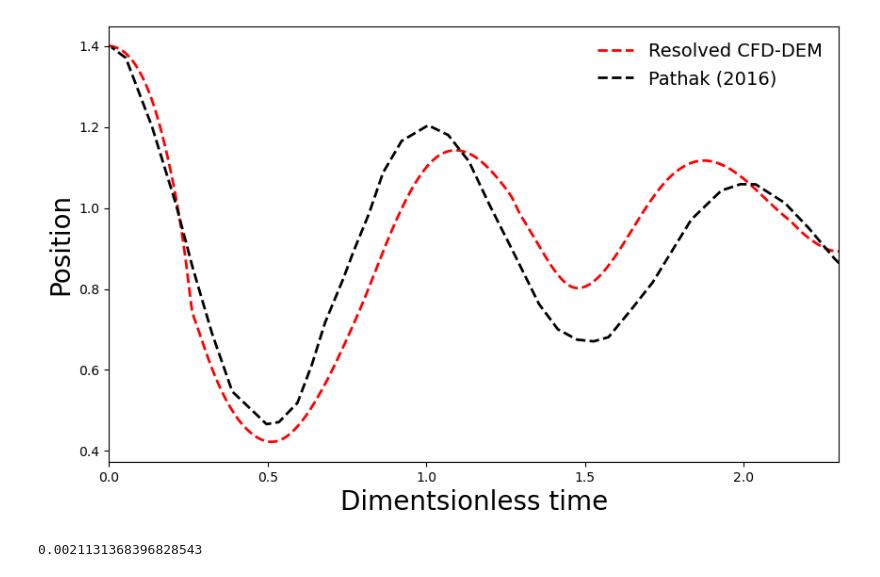
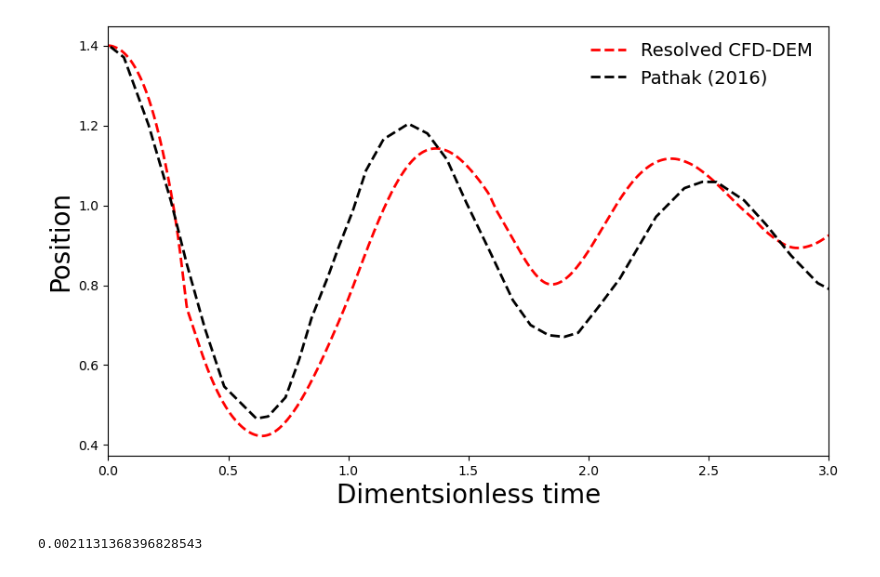
Before and after one commit to asarmakeeva/multiphaseIB, a Jupyter notebook: reproPack/postprocessing/bouncing_sphere.ipynb, the cells around one changed output. Drawn from its saved outputs; the diff is of its cells as text; code cells hidden in the pictures.

Commit message:
added new plots

```diff
--- a/reproPack/postprocessing/bouncing_sphere.ipynb
+++ b/reproPack/postprocessing/bouncing_sphere.ipynb
@@ -8,23 +8,23 @@ par1 = np.loadtxt('data/two_phase_falling_sphere/position_falling_sphere_water_a
 par1vel = np.loadtxt('data/two_phase_falling_sphere/velocity_falling_sphere_water_air.txt')
 data = pd.read_csv('data/two_phase_falling_sphere/exp_data_for_falling_sphere_water_air.csv')
 # %%
-data['x1'] = data['x']/6.216
+data['x1'] = data['x']/5
 data['y1'] = ((data[' y'])/2)+0.9
 # %%
 linienstaerke = 2
 MarkerGroesse = 8
 plt.figure(figsize=(10, 6))
-plt.plot(par1[:, 0]*0.8, par1[:, 3], '--',
+plt.plot(par1[:, 0], par1[:, 3], '--',
          linewidth=linienstaerke,color ='red', markersize=MarkerGroesse)
-plt.xlim([0, 2.3])
+plt.xlim([0, 3])
 plt.plot(data['x1'],data['y1'],'--',linewidth=linienstaerke,color = 'black', markersize=MarkerGroesse)
 plt.xlabel('Dimentsionless time',fontsize = 20)
 plt.ylabel('Position',fontsize = 20)
 #plt.title('Comparison of the z-position of a particle', fontsize=15)
 plt.legend(['Resolved CFD-DEM', 'Pathak (2016)'], frameon=False,fontsize = 14)
 plt.savefig('bouncing_sphere_plot.png');
 # %% [output]
-[figure, old version]
+[figure, new version]
 # %%
 (np.max(par1[:, 3]) - np.max(data['y1']))/((np.max(data['y1'])+np.max(par1[:, 3]))/2)
 # %% [output]
```
Also changed, not shown: 1 other file.
